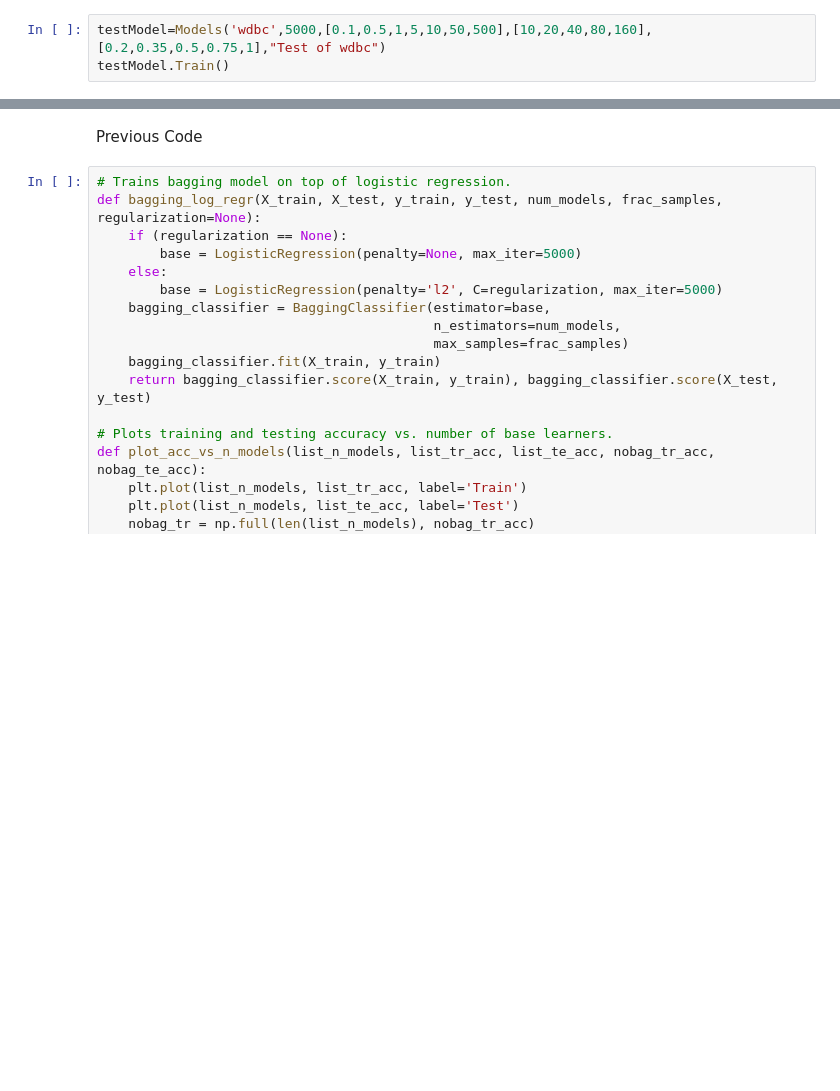
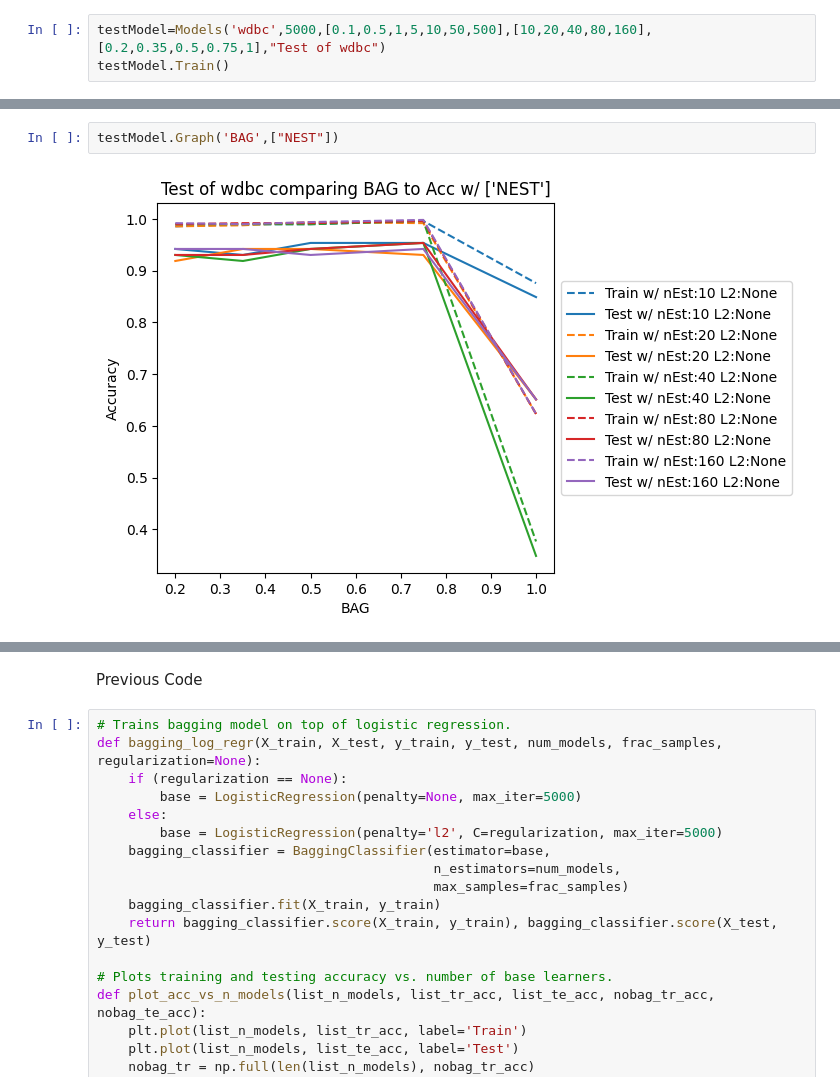
Before and after one commit to csci-567-project-KNQM/bagging-vs-boosting, a Jupyter notebook: main.ipynb, the cells around one changed output, grey strips where cells are left out. Saved outputs shown, nothing was run; the diff lists cells and outputs as text; blank space fills up the shorter version.

```diff
--- a/main.ipynb
+++ b/main.ipynb
@@ -304,0 +328,4 @@ testModel.Graph('L2',["NEST"])
+# %%
+testModel.Graph('BAG',["NEST"])
+# %% [output]
+[figure, added]
```
Also changed, not shown: parts of 11 cells of this notebook.
